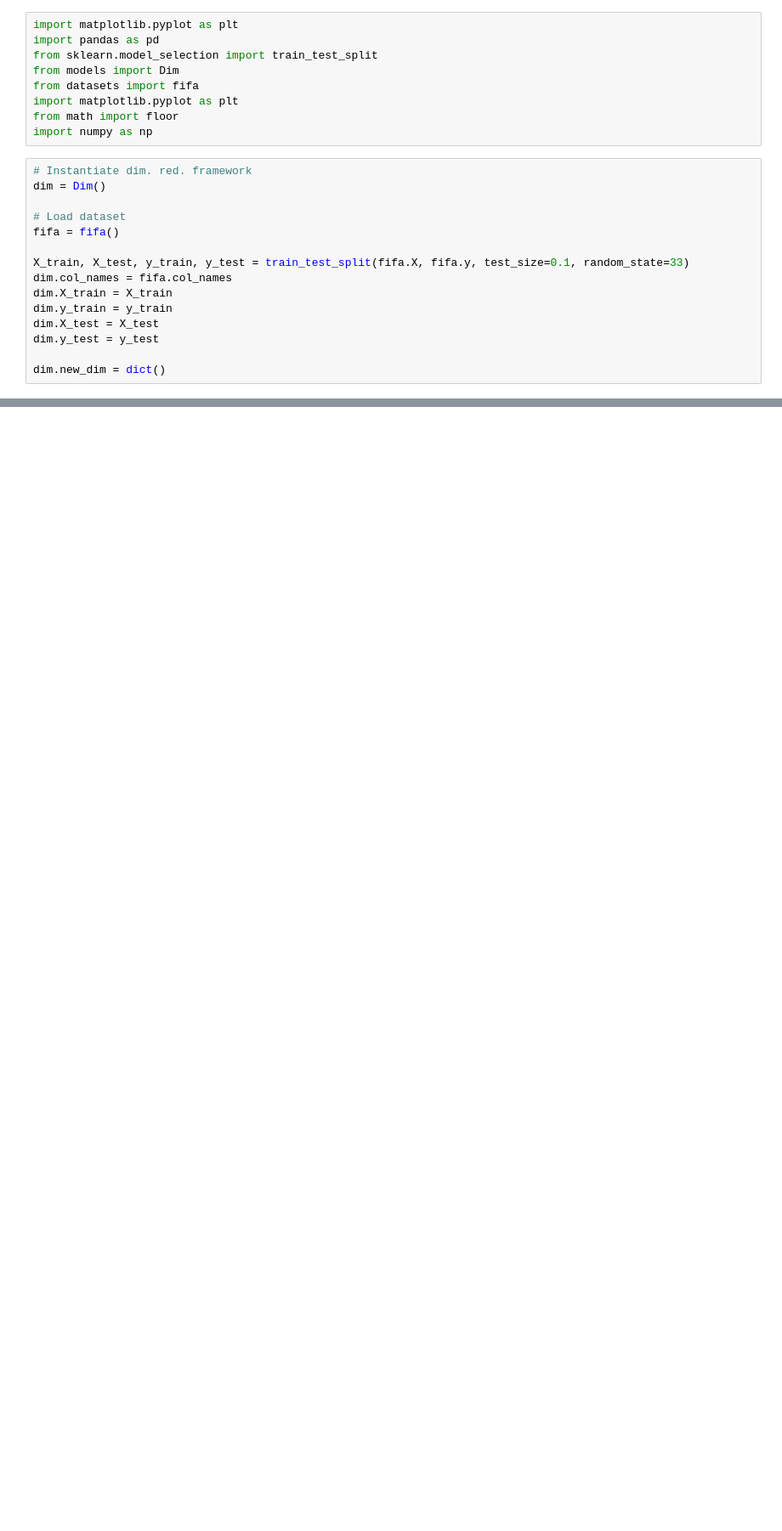
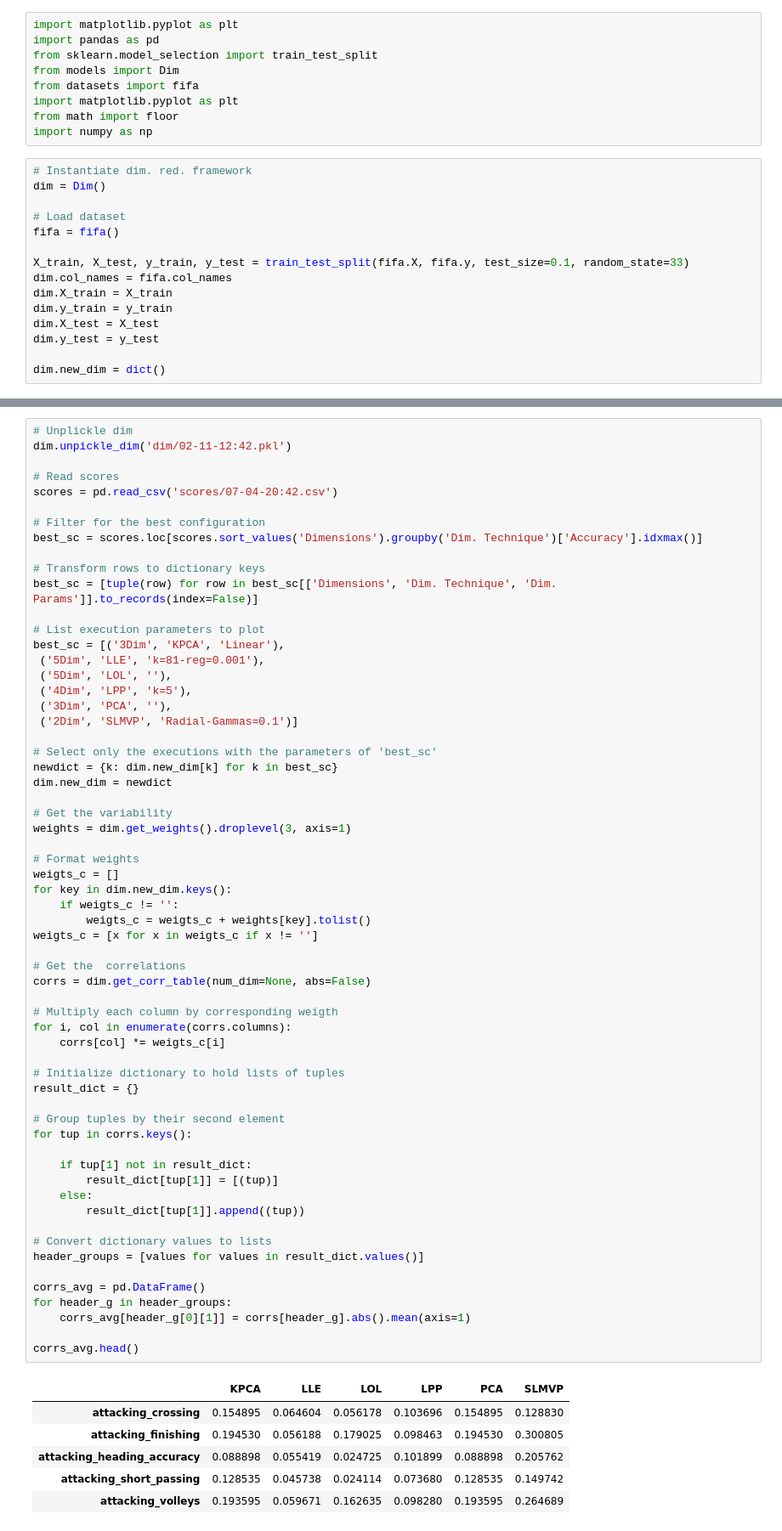
Before and after one commit to miguelangel43/Dimensionality-Reduction-Masters-Thesis, a Jupyter notebook: whitepaper.ipynb, the cells around one changed output, grey strips where cells are left out. Shown: that part at 85% size. Cells and saved outputs as stored; diff of their text form; blank space fills up the shorter version.

```diff
--- a/whitepaper.ipynb
+++ b/whitepaper.ipynb
@@ -199 +25,69 @@ corrs_avg
+# %%
+# Unplickle dim
+dim.unpickle_dim('dim/02-11-12:42.pkl')
+
+# Read scores
+scores = pd.read_csv('scores/07-04-20:42.csv')
+
+# Filter for the best configuration
+best_sc = scores.loc[scores.sort_values('Dimensions').groupby('Dim. Technique')['Accuracy'].idxmax()]
+
+# Transform rows to dictionary keys
+best_sc = [tuple(row) for row in best_sc[['Dimensions', 'Dim. Technique', 'Dim. Params']].to_records(index=False)]
+
+# List execution parameters to plot
+best_sc = [('3Dim', 'KPCA', 'Linear'),
+ ('5Dim', 'LLE', 'k=81-reg=0.001'),
+ ('5Dim', 'LOL', ''),
+ ('4Dim', 'LPP', 'k=5'),
+ ('3Dim', 'PCA', ''),
+ ('2Dim', 'SLMVP', 'Radial-Gammas=0.1')]
+
+# Select only the executions with the parameters of 'best_sc'
+newdict = {k: dim.new_dim[k] for k in best_sc}
+dim.new_dim = newdict
+
+# Get the variability
+weights = dim.get_weights().droplevel(3, axis=1)
+
+# Format weights
+weigts_c = []
+for key in dim.new_dim.keys():
+    if weigts_c != '':
+        weigts_c = weigts_c + weights[key].tolist()
+weigts_c = [x for x in weigts_c if x != '']
+
+# Get the  correlations
+corrs = dim.get_corr_table(num_dim=None, abs=False)
+
+# Multiply each column by corresponding weigth
+for i, col in enumerate(corrs.columns):
+    corrs[col] *= weigts_c[i]
+
+# Initialize dictionary to hold lists of tuples
+result_dict = {}
+
+# Group tuples by their second element
+for tup in corrs.keys():
+
+    if tup[1] not in result_dict:
+        result_dict[tup[1]] = [(tup)]
+    else:
+        result_dict[tup[1]].append((tup))
+
+# Convert dictionary values to lists
+header_groups = [values for values in result_dict.values()]
+
+corrs_avg = pd.DataFrame()
+for header_g in header_groups:
+    corrs_avg[header_g[0][1]] = corrs[header_g].abs().mean(axis=1)
+
+corrs_avg.head()
+# %% [output]
+|  | KPCA | LLE | LOL | LPP | PCA | SLMVP |
+| attacking_crossing | 0.154895 | 0.064604 | 0.056178 | 0.103696 | 0.154895 | 0.128830 |
+| attacking_finishing | 0.194530 | 0.056188 | 0.179025 | 0.098463 | 0.194530 | 0.300805 |
+| attacking_heading_accuracy | 0.088898 | 0.055419 | 0.024725 | 0.101899 | 0.088898 | 0.205762 |
+| attacking_short_passing | 0.128535 | 0.045738 | 0.024114 | 0.073680 | 0.128535 | 0.149742 |
+| attacking_volleys | 0.193595 | 0.059671 | 0.162635 | 0.098280 | 0.193595 | 0.264689 |
 # %%
```
Also changed, not shown: parts of 15 cells of this notebook.
